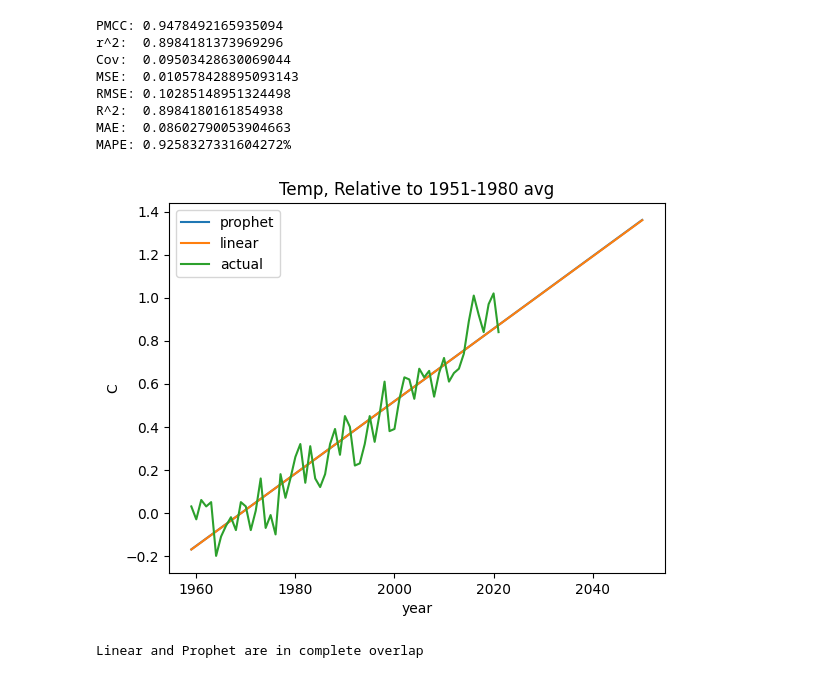
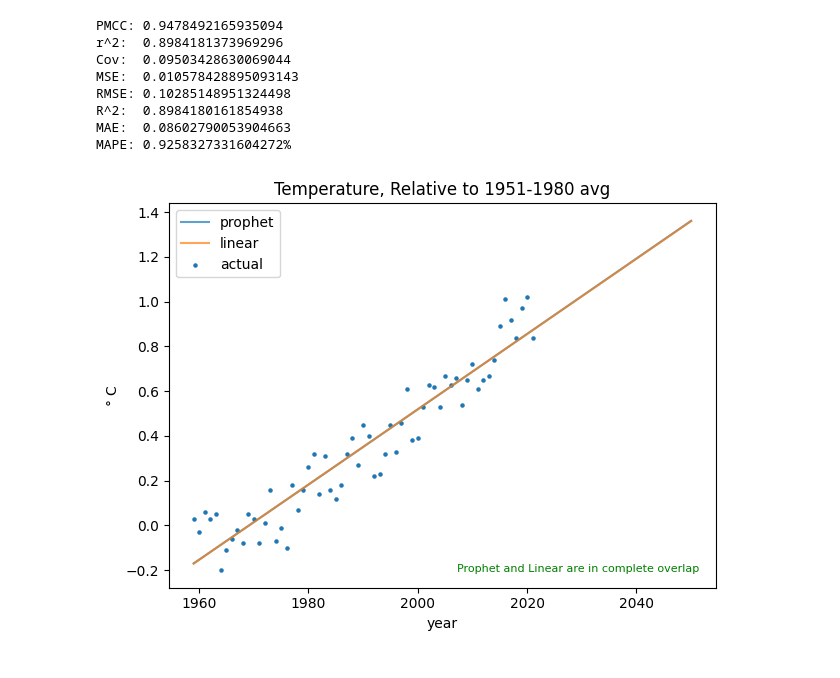
Before and after one commit to akioweh/The-HiMCM, a Jupyter notebook: py/main.ipynb, the cells around one changed output. Cells and saved outputs as stored; diff of their text form; code cells hidden in the pictures.

```diff
--- a/py/main.ipynb
+++ b/py/main.ipynb
@@ -537,16 +580,21 @@ R^2:  0.8984180161854938
 MAE:  0.08602790053904663
 MAPE: 0.9258327331604272%
 # %%
-plt.plot(PRED_YEARS, temp_pred_prophet, label='prophet')
-plt.plot(PRED_YEARS, temp_pred_lr, label='linear')
-plt.plot(temp_df['year'], temp_df['y'], label='actual')
-plt.title('Temp, Relative to 1951-1980 avg')
-plt.ylabel('C')
+plt.plot(PRED_YEARS, temp_pred_prophet, label='prophet', alpha=0.7)
+plt.plot(PRED_YEARS, temp_pred_lr, label='linear', alpha=0.7)
+plt.scatter(temp_df['year'], temp_df['y'], s=5, label='actual')
+plt.title('Temperature, Relative to 1951-1980 avg')
+plt.ylabel('$\degree$ C')
 plt.xlabel('year')
 plt.legend()
+plt.tight_layout()
+_ = plt.figure(1, figsize=(8, 6))
+
+plt.figure(1).text(0.95, 0.15, 'Prophet and Linear are in complete overlap',
+                   verticalalignment='bottom', horizontalalignment='right',
+                   color='green', fontsize=8)
 plt.show()
 
-print('Linear and Prophet are in complete overlap')
+_.savefig('temp_pred.png', bbox_inches='tight', dpi=330)
 # %% [output]
-[figure, old version]
+[figure, new version]
-Linear and Prophet are in complete overlap
```
Also changed, not shown: parts of 25 cells of this notebook, 16 other files.
